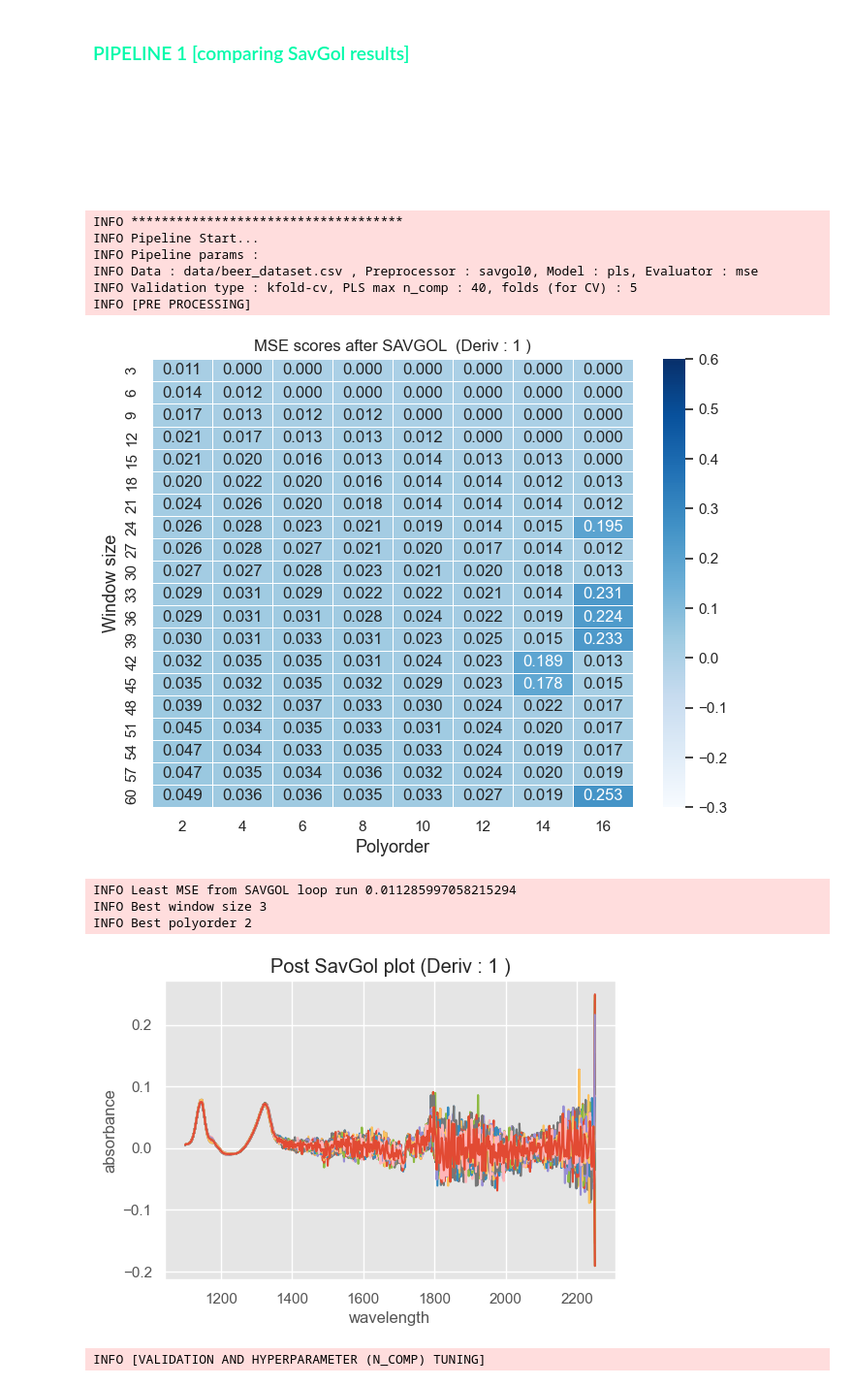
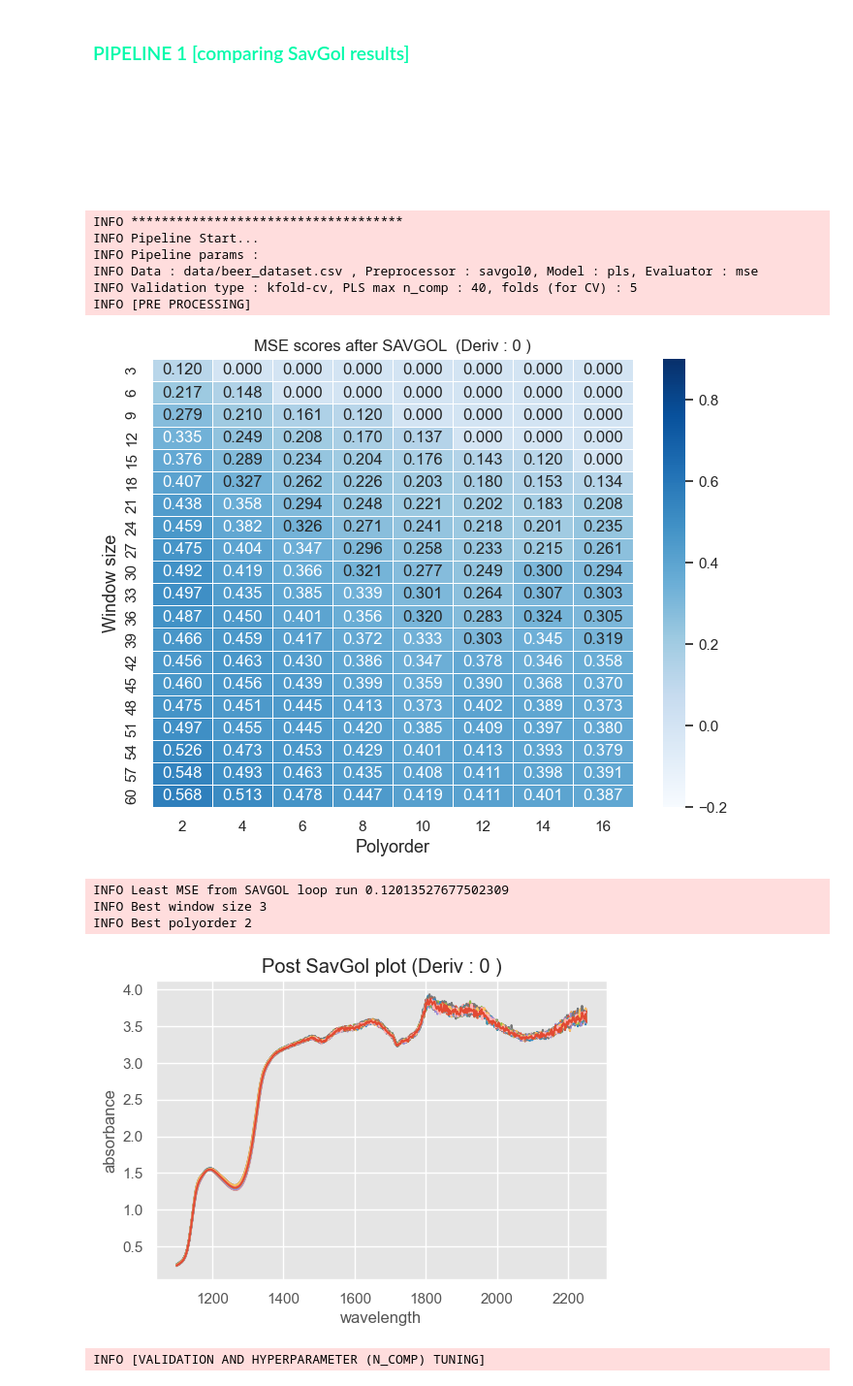
Before and after one commit to kaustav020189/nir-spectroscopy-thesis, a Jupyter notebook: BeerDataset_PLSR.ipynb, the cells around one changed output. Shown at 97% size. Saved outputs shown, nothing was run; the diff lists cells and outputs as text; code cells hidden in the pictures.

```diff
--- a/BeerDataset_PLSR.ipynb
+++ b/BeerDataset_PLSR.ipynb
@@ -299,7 +95,7 @@ for index, val in enumerate(preprocessors):
             'savgol' : {
                 'window_size_range' : np.arange(3,63,3),
                 'polyorder_range' : np.arange(2,18,2),
-                'derivative' : 1
+                'derivative' : index
             }
         }
 
@@ -319,37 +115,37 @@ for index, val in enumerate(preprocessors):
             'model' : models[0],
             'evaluator' : evaluators[0],
             'pls_max_n_comp' : int(pls_max_n_comp),
             'folds' : int(folds),
             'wl' : wl,
             'plotting' : True,
             'showModelEvaluationPlots' : True,
             'pipeline_run_type' : pipeline_run_types[1]
         }
 
         start = timer()
         logger.info("************************************")
         logger.info("Pipeline Start...")
         logger.info("Pipeline params :")
         logger.info("Data : " + str(dataset) + " , Preprocessor : " + str(pipeline_params['preprocessor'])
                     + ", Model : " + str(pipeline_params['model']) + ", Evaluator : " + str(pipeline_params['evaluator']))
         logger.info("Validation type : " + str(pipeline_params['validation-type']) + ", PLS max n_comp : "
                     + str(pipeline_params['pls_max_n_comp']) + ", folds (for CV) : " + str(pipeline_params['folds']))
         util.pipeline(pipeline_params)
         end = timer()
         logger.info("Elapsed time for pipeline run : " + str(round((end - start),2)))
         logger.info("Pipeline end...")
         logger.info("************************************")
 # %% [output]
 INFO ************************************
 INFO Pipeline Start...
 INFO Pipeline params :
 INFO Data : data/beer_dataset.csv , Preprocessor : savgol0, Model : pls, Evaluator : mse
 INFO Validation type : kfold-cv, PLS max n_comp : 40, folds (for CV) : 5
 INFO [PRE PROCESSING]
-[figure, old version]
+[figure, new version]
-INFO Least MSE from SAVGOL loop run 0.011285997058215294
+INFO Least MSE from SAVGOL loop run 0.12013527677502309
 INFO Best window size 3
 INFO Best polyorder 2
-[figure, old version]
+[figure, new version]
 INFO [VALIDATION AND HYPERPARAMETER (N_COMP) TUNING]
 100% Validation completed
```
Also changed, not shown: parts of 17 cells of this notebook, 9 other files.
